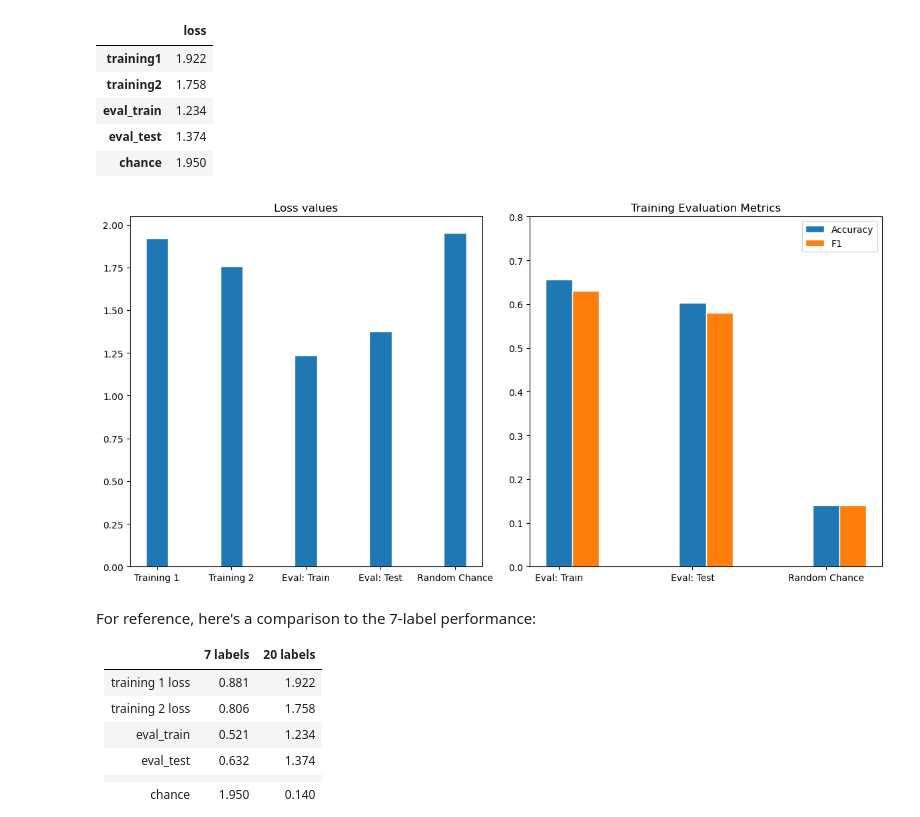
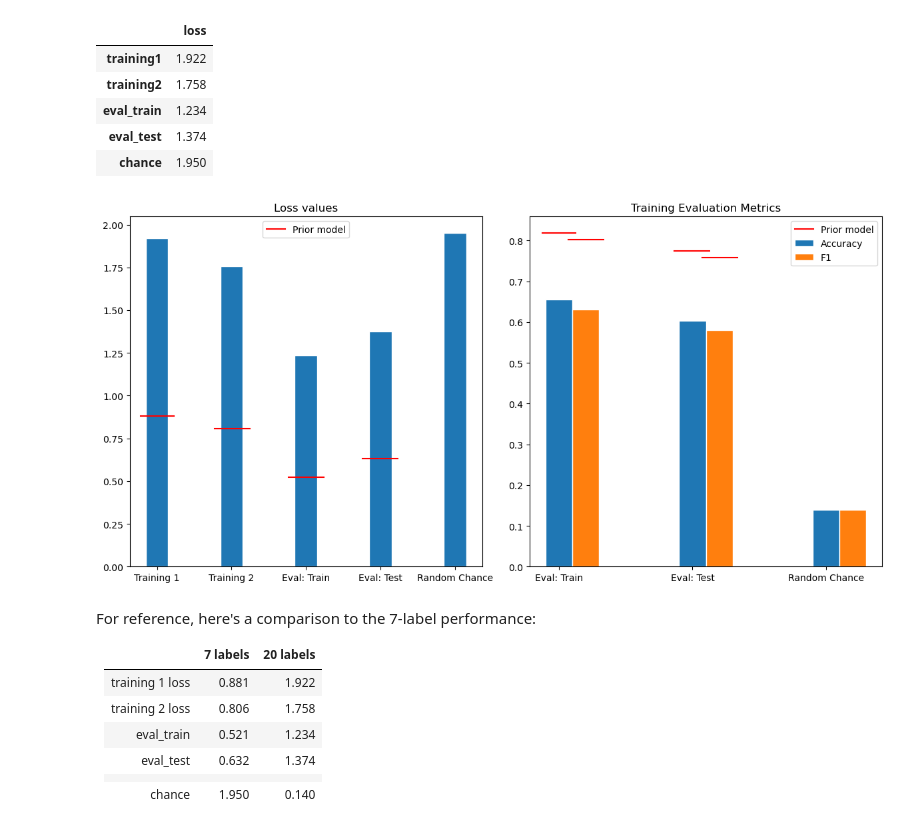
Before and after one commit to MeghanBarritt/llm-project, a Jupyter notebook: notebooks/5-Full_Label_Set.ipynb, the cells around one changed output. Cells and saved outputs as stored; diff of their text form; code cells hidden in the pictures.

```diff
--- a/notebooks/5-Full_Label_Set.ipynb
+++ b/notebooks/5-Full_Label_Set.ipynb
@@ -273,35 +273,44 @@ bar1 = losses['loss']
 x1 = np.arange(len(bar1))
 
 # Define data for the second chart
 b_width2 = 0.2
 bar1_metrics = metrics['accuracy']
 bar2_metrics = metrics['f1']
 x2 = np.arange(len(bar1_metrics))
 x3 = x2 + b_width2
 
 # Create 1x2 grid of subplots
 fig, (ax1, ax2) = plt.subplots(1, 2, figsize=(12, 6), dpi=100)
 
 # Plot the first chart (Loss values) on ax1
-ax1.bar(x1, bar1, width=b_width1, edgecolor='white', label='Loss')
+ax1.bar(x1, bar1, width=b_width1, edgecolor='white')
+ax1.axhline(y=0.881,xmin=0.03,xmax=0.125,color='red',label='Prior model')
+ax1.axhline(y=0.806,xmin=0.24,xmax=0.34,color='red')
+ax1.axhline(y=0.521,xmin=0.45,xmax=0.55,color='red')
+ax1.axhline(y=0.632,xmin=0.66,xmax=0.76,color='red')
 ax1.set_xticks(x1)
 ax1.set_xticklabels(['Training 1', 'Training 2', 'Eval: Train', 'Eval: Test', 'Random Chance'])
+ax1.legend(loc='upper center')
 ax1.set_title('Loss values')
 
 # Plot the second chart (Accuracy and F1 metrics) on ax2
 ax2.bar(x2, bar1_metrics, width=b_width2, edgecolor='white', label='Accuracy')
 ax2.bar(x3, bar2_metrics, width=b_width2, edgecolor='white', label='F1')
+ax2.axhline(y=0.818,xmin=0.035,xmax=0.13,color='red',label='Prior model')
+ax2.axhline(y=0.802,xmin=0.11,xmax=0.21,color='red')
+ax2.axhline(y=0.774,xmin=0.41,xmax=0.51,color='red')
+ax2.axhline(y=0.759,xmin=0.49,xmax=0.59,color='red')
 ax2.set_xticks(x2)
 ax2.set_xticklabels(['Eval: Train', 'Eval: Test', 'Random Chance'])
 ax2.legend()
 ax2.set_yticks(np.arange(0,0.9,0.1))
 ax2.set_title('Training Evaluation Metrics')
 
 plt.tight_layout()
 
 plt.savefig('charts/evals_fullset.png',bbox_inches='tight')
 # %% [output]
-[figure, old version]
+[figure, new version]
 # %% [markdown]
 For reference, here's a comparison to the 7-label performance:<p>
 
```
Also changed, not shown: 2 other files.
